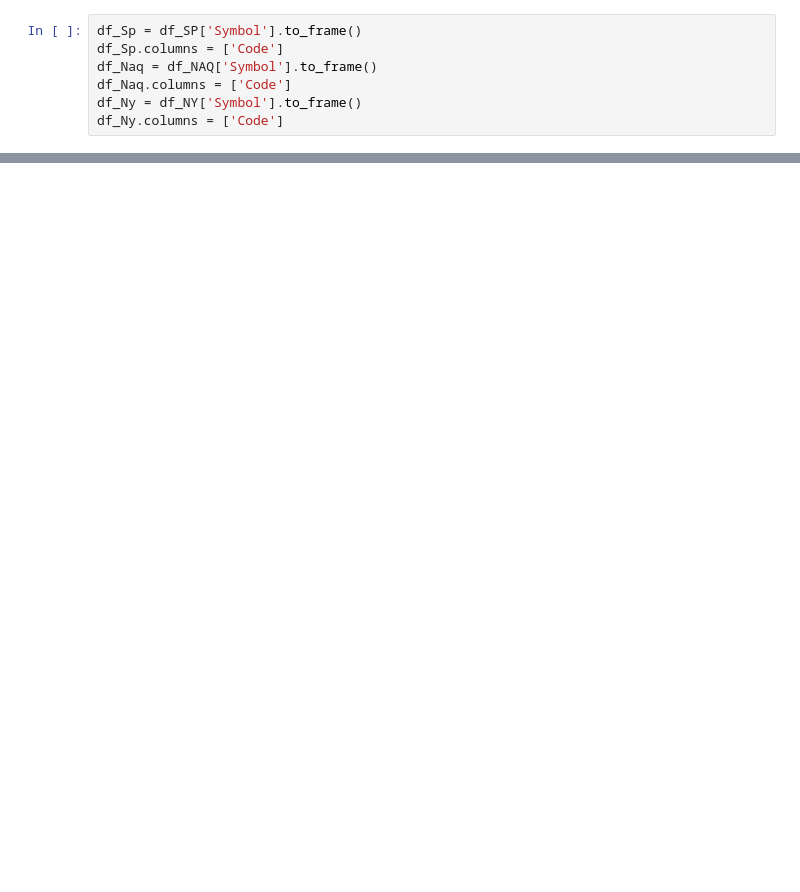
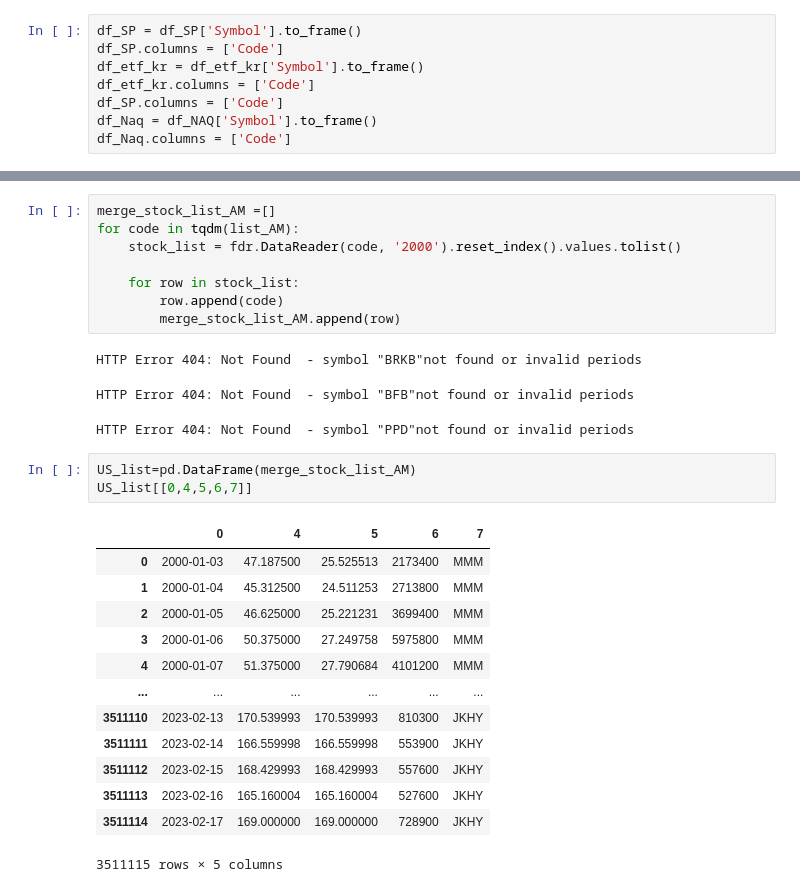
Before and after one commit to Hy-MDL/DB, a Jupyter notebook: Total.ipynb, the cells around one changed output, grey strips where cells are left out. Cells and saved outputs as stored; diff of their text form; blank space fills up the shorter version.

```diff
--- a/Total.ipynb
+++ b/Total.ipynb
@@ -24,7 +29,8 @@ df_krx=df_Krx[df_Krx.duplicated()]
 # %%
-df_Sp = df_SP['Symbol'].to_frame()
-df_Sp.columns = ['Code']
+df_SP = df_SP['Symbol'].to_frame()
+df_SP.columns = ['Code']
+df_etf_kr = df_etf_kr['Symbol'].to_frame()
+df_etf_kr.columns = ['Code']
+df_SP.columns = ['Code']
 df_Naq = df_NAQ['Symbol'].to_frame()
 df_Naq.columns = ['Code']
-df_Ny = df_NY['Symbol'].to_frame()
-df_Ny.columns = ['Code']
@@ -74,0 +105,29 @@ merge_stock_list_KR[1]
+# %%
+merge_stock_list_AM =[]
+for code in tqdm(list_AM):
+    stock_list = fdr.DataReader(code, '2000').reset_index().values.tolist()
+
+    for row in stock_list:
+        row.append(code)
+        merge_stock_list_AM.append(row)
+# %% [output]
+HTTP Error 404: Not Found  - symbol "BRKB"not found or invalid periods
+HTTP Error 404: Not Found  - symbol "BFB"not found or invalid periods
+HTTP Error 404: Not Found  - symbol "PPD"not found or invalid periods
+# %%
+US_list=pd.DataFrame(merge_stock_list_AM)
+US_list[[0,4,5,6,7]]
+# %% [output]
+|  | 0 | 4 | 5 | 6 | 7 |
+| 0 | 2000-01-03 | 47.187500 | 25.525513 | 2173400 | MMM |
+| 1 | 2000-01-04 | 45.312500 | 24.511253 | 2713800 | MMM |
+| 2 | 2000-01-05 | 46.625000 | 25.221231 | 3699400 | MMM |
+| 3 | 2000-01-06 | 50.375000 | 27.249758 | 5975800 | MMM |
+| 4 | 2000-01-07 | 51.375000 | 27.790684 | 4101200 | MMM |
+| ... | ... | ... | ... | ... | ... |
+| 3511110 | 2023-02-13 | 170.539993 | 170.539993 | 810300 | JKHY |
+| 3511111 | 2023-02-14 | 166.559998 | 166.559998 | 553900 | JKHY |
+| 3511112 | 2023-02-15 | 168.429993 | 168.429993 | 557600 | JKHY |
+| 3511113 | 2023-02-16 | 165.160004 | 165.160004 | 527600 | JKHY |
+| 3511114 | 2023-02-17 | 169.000000 | 169.000000 | 728900 | JKHY |
+3511115 rows × 5 columns
```
Also changed, not shown: parts of 17 cells of this notebook, 3 other files.
